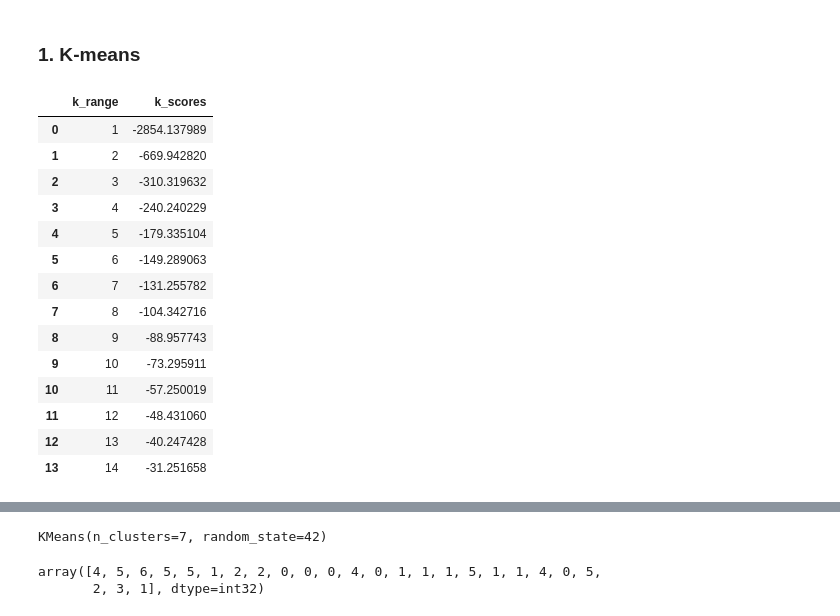
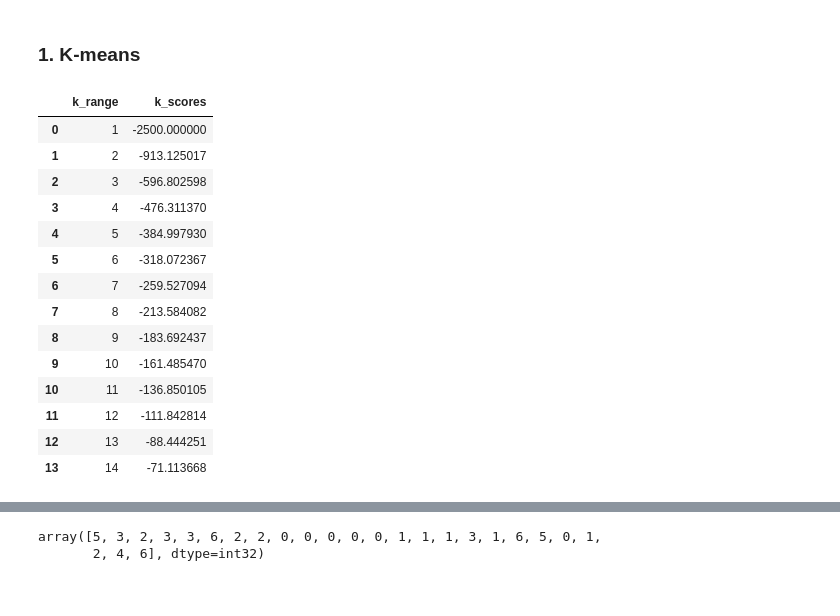
Before and after one commit to AAnzel/MOVIS, a Jupyter notebook: Code/Data_assessment.ipynb, the cells around one changed output, grey strips where cells are left out. Drawn from its saved outputs; the diff is of its cells as text; code cells hidden in the pictures.

Commit message:
Implemented preprocessing and DBSCAN clustering

```diff
--- a/Code/Data_assessment.ipynb
+++ b/Code/Data_assessment.ipynb
@@ -327,0 +346,5 @@ mags_df
+# %%
+mag_scaler = preprocessing.StandardScaler()
+scaled_mags_df = mag_scaler.fit_transform(mags_df)
+
+scaled_mags_df
@@ -334,28 +371,28 @@ mags_df
 # %%
 k_range_end = 15 # Usually it is sqrt(# of mags)
 
 k_range = range(1, k_range_end)
 
-k_means_models = [KMeans (n_clusters = i, random_state = SEED) for i in k_range]
-k_scores = [k_mean_model.fit(mags_df).score(mags_df) for k_mean_model in k_means_model]
+k_mean_models = [KMeans (n_clusters = i, random_state = SEED) for i in k_range]
+k_scores = [k_mean_model.fit(scaled_mags_df).score(scaled_mags_df) for k_mean_model in k_mean_models]
 k_data = pd.DataFrame ({'k_range':k_range, 'k_scores':k_scores})
 k_data
 # %% [output]
 |  | k_range | k_scores |
-| 0 | 1 | -2854.137989 |
-| 1 | 2 | -669.942820 |
-| 2 | 3 | -310.319632 |
-| 3 | 4 | -240.240229 |
-| 4 | 5 | -179.335104 |
-| 5 | 6 | -149.289063 |
-| 6 | 7 | -131.255782 |
-| 7 | 8 | -104.342716 |
-| 8 | 9 | -88.957743 |
-| 9 | 10 | -73.295911 |
-| 10 | 11 | -57.250019 |
-| 11 | 12 | -48.431060 |
-| 12 | 13 | -40.247428 |
-| 13 | 14 | -31.251658 |
+| 0 | 1 | -2500.000000 |
+| 1 | 2 | -913.125017 |
+| 2 | 3 | -596.802598 |
+| 3 | 4 | -476.311370 |
+| 4 | 5 | -384.997930 |
+| 5 | 6 | -318.072367 |
+| 6 | 7 | -259.527094 |
+| 7 | 8 | -213.584082 |
+| 8 | 9 | -183.692437 |
+| 9 | 10 | -161.485470 |
+| 10 | 11 | -136.850105 |
+| 11 | 12 | -111.842814 |
+| 12 | 13 | -88.444251 |
+| 13 | 14 | -71.113668 |
 # %%
 k_num_chart = alt.Chart(data = k_data).mark_line().encode(
     alt.X ('k_range:Q'),
@@ -370,12 +407,8 @@ k_num_chart
 num_of_clusters = 7
 
 k_means_model = KMeans (n_clusters = num_of_clusters, random_state = SEED)
-k_means_model.fit(mags_df)
+k_means_predicted = k_means_model.fit_predict(scaled_mags_df)
+k_means_predicted
 # %% [output]
-KMeans(n_clusters=7, random_state=42)
+array([5, 3, 2, 3, 3, 6, 2, 2, 0, 0, 0, 0, 0, 1, 1, 1, 3, 1, 6, 5, 0, 1,
+       2, 4, 6], dtype=int32)
-# %%
-k_means_predicted = k_means_model.predict(mags_df)
-k_means_predicted
-# %% [output]
-array([4, 5, 6, 5, 5, 1, 2, 2, 0, 0, 0, 4, 0, 1, 1, 1, 5, 1, 1, 4, 0, 5,
-       2, 3, 1], dtype=int32)
```
Also changed, not shown: parts of 15 cells of this notebook, 1 other file.
